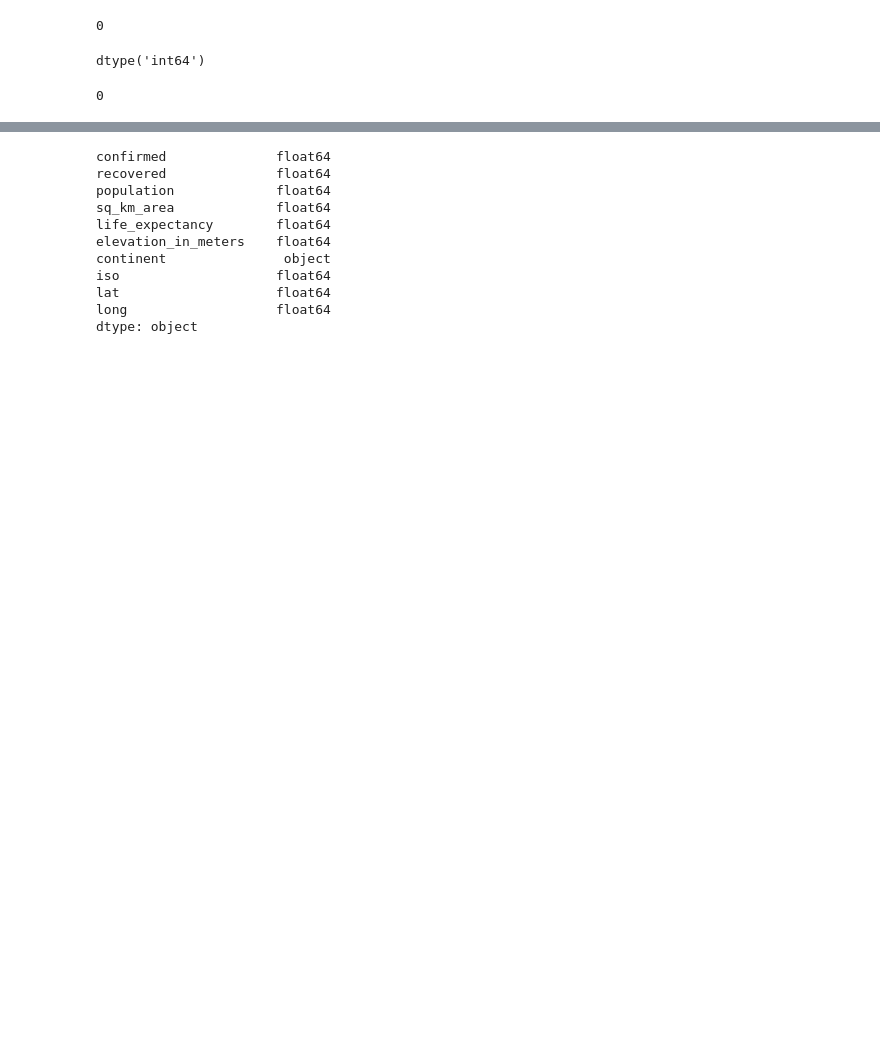
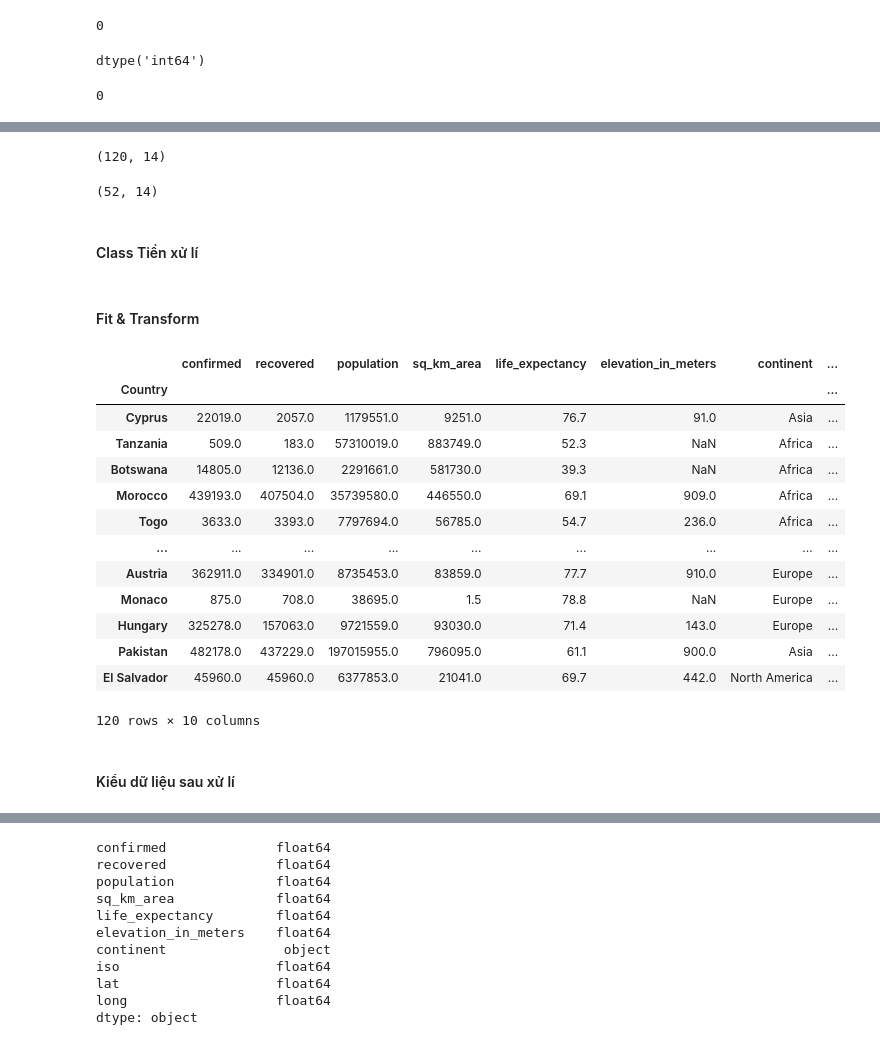
Before and after one commit to TranNgocTinh0810/DS-Final, a Jupyter notebook: Final_t.ipynb, the cells around one changed output, grey strips where cells are left out. Drawn from its saved outputs; the diff is of its cells as text; code cells hidden in the pictures; blank space fills up the shorter version.

```diff
--- a/Final_t.ipynb
+++ b/Final_t.ipynb
@@ -80,0 +93,10 @@ train_X, test_X, train_y, test_y = train_test_split(X_df, y_sr, test_size=0.3, r
+# %%
+train_X.shape
+# %% [output]
+(120, 14)
+# %%
+test_X.shape
+# %% [output]
+(52, 14)
+# %% [markdown]
+#### Class Tiền xử lí
@@ -80,0 +114,23 @@ train_X, test_X, train_y, test_y = train_test_split(X_df, y_sr, test_size=0.3, r
+# %% [markdown]
+#### Fit & Transform
+# %%
+col_adderdropper = ColAdderDropper()
+col_adderdropper.fit(train_X)
+col_adderdropper.transform(train_X)
+# %% [output]
+|  | confirmed | recovered | population | sq_km_area | life_expectancy | elevation_in_meters | continent | ... |
+| Country |  |  |  |  |  |  |  | ... |
+| Cyprus | 22019.0 | 2057.0 | 1179551.0 | 9251.0 | 76.7 | 91.0 | Asia | ... |
+| Tanzania | 509.0 | 183.0 | 57310019.0 | 883749.0 | 52.3 | NaN | Africa | ... |
+| Botswana | 14805.0 | 12136.0 | 2291661.0 | 581730.0 | 39.3 | NaN | Africa | ... |
+| Morocco | 439193.0 | 407504.0 | 35739580.0 | 446550.0 | 69.1 | 909.0 | Africa | ... |
+| Togo | 3633.0 | 3393.0 | 7797694.0 | 56785.0 | 54.7 | 236.0 | Africa | ... |
+| ... | ... | ... | ... | ... | ... | ... | ... | ... |
+| Austria | 362911.0 | 334901.0 | 8735453.0 | 83859.0 | 77.7 | 910.0 | Europe | ... |
+| Monaco | 875.0 | 708.0 | 38695.0 | 1.5 | 78.8 | NaN | Europe | ... |
+| Hungary | 325278.0 | 157063.0 | 9721559.0 | 93030.0 | 71.4 | 143.0 | Europe | ... |
+| Pakistan | 482178.0 | 437229.0 | 197015955.0 | 796095.0 | 61.1 | 900.0 | Asia | ... |
+| El Salvador | 45960.0 | 45960.0 | 6377853.0 | 21041.0 | 69.7 | 442.0 | North America | ... |
+120 rows × 10 columns
+# %% [markdown]
+#### Kiểu dữ liệu sau xử lí
```
Also changed, not shown: parts of 13 cells of this notebook.
